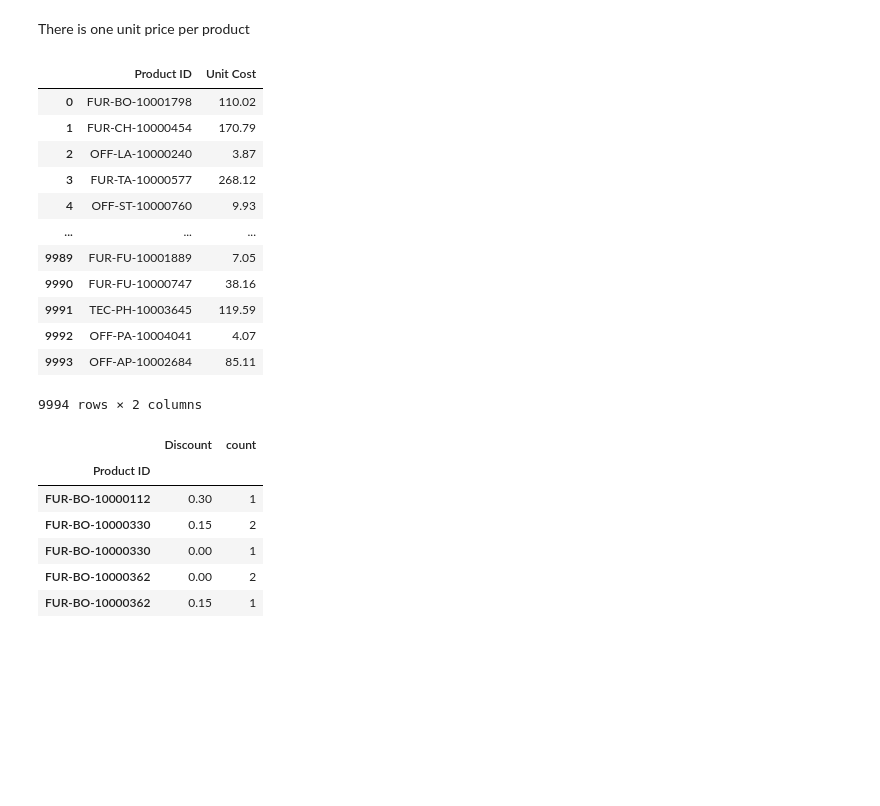
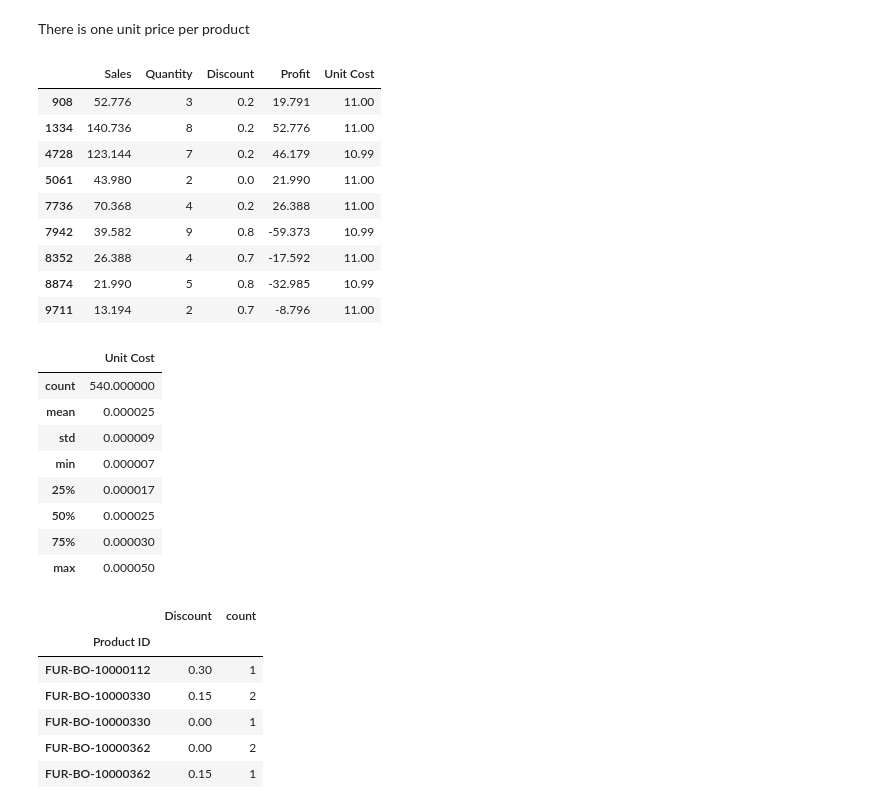
Before and after one commit to frogcoder/GBC_Fund_Data_Management, a Jupyter notebook: data_management_exercise1.ipynb, the cells around one changed output. Drawn from its saved outputs; the diff is of its cells as text; code cells hidden in the pictures; blank space fills up the shorter version.

```diff
--- a/data_management_exercise1.ipynb
+++ b/data_management_exercise1.ipynb
@@ -92,3 +135,7 @@ orders_df.loc[(orders_df["City"] == "Burlington") & (orders_df["State"] == "Verm
+# %%
+# Postal code 92024 in city of San Diego in California could be a typo for 92124 in
+
+orders_df.loc[(orders_df["State"] == "California") & (orders_df["City"] == "San Diego") & (orders_df["Postal Code"] == 92024), "Postal Code"] = 92124
 # %% [markdown]
 ### Inital Attributes
 # %%
@@ -471,24 +518,35 @@ There is one unit price per product
 # %%
 # Find each product's unit cost
 profits = orders_df["Profit"]
-unit_costs = ((sales - profits) / quantities).round(2)
+unit_costs = ((sales.round(2) - profits.round(2)) / quantities).round(2)
 orders_df["Unit Cost"] = unit_costs
 product_costs = orders_df[["Product ID", "Unit Cost"]]
 product_costs
+orders_df[orders_df["Product ID"] == "OFF-BI-10003684"][["Sales", "Quantity", "Discount", "Profit", "Unit Cost"]]
 # %% [output]
-|  | Product ID | Unit Cost |
-| 0 | FUR-BO-10001798 | 110.02 |
-| 1 | FUR-CH-10000454 | 170.79 |
-| 2 | OFF-LA-10000240 | 3.87 |
-| 3 | FUR-TA-10000577 | 268.12 |
-| 4 | OFF-ST-10000760 | 9.93 |
-| ... | ... | ... |
-| 9989 | FUR-FU-10001889 | 7.05 |
-| 9990 | FUR-FU-10000747 | 38.16 |
-| 9991 | TEC-PH-10003645 | 119.59 |
-| 9992 | OFF-PA-10004041 | 4.07 |
-| 9993 | OFF-AP-10002684 | 85.11 |
+|  | Sales | Quantity | Discount | Profit | Unit Cost |
+| 908 | 52.776 | 3 | 0.2 | 19.791 | 11.00 |
+| 1334 | 140.736 | 8 | 0.2 | 52.776 | 11.00 |
+| 4728 | 123.144 | 7 | 0.2 | 46.179 | 10.99 |
+| 5061 | 43.980 | 2 | 0.0 | 21.990 | 11.00 |
+| 7736 | 70.368 | 4 | 0.2 | 26.388 | 11.00 |
+| 7942 | 39.582 | 9 | 0.8 | -59.373 | 10.99 |
+| 8352 | 26.388 | 4 | 0.7 | -17.592 | 11.00 |
+| 8874 | 21.990 | 5 | 0.8 | -32.985 | 10.99 |
+| 9711 | 13.194 | 2 | 0.7 | -8.796 | 11.00 |
-9994 rows × 2 columns
+# %%
+cost_var = orders_df[["Product ID", "Product Name", "Unit Cost"]].groupby(["Product ID", "Product Name"]).var().dropna()
+cost_var[cost_var > 0].dropna().describe()
+# %% [output]
+|  | Unit Cost |
+| count | 540.000000 |
+| mean | 0.000025 |
+| std | 0.000009 |
+| min | 0.000007 |
+| 25% | 0.000017 |
+| 50% | 0.000025 |
+| 75% | 0.000030 |
+| max | 0.000050 |
 # %%
 # Making sure each order has only one kind of discount
 orders_df[["Product ID", "Discount"]].groupby("Product ID").value_counts().reset_index(1)
```
Also changed, not shown: parts of 8 cells of this notebook.
